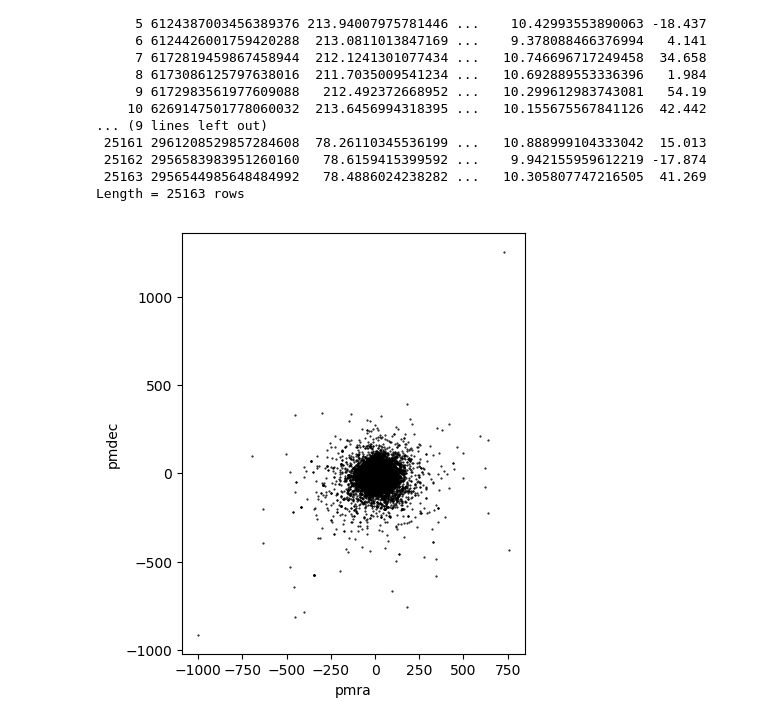
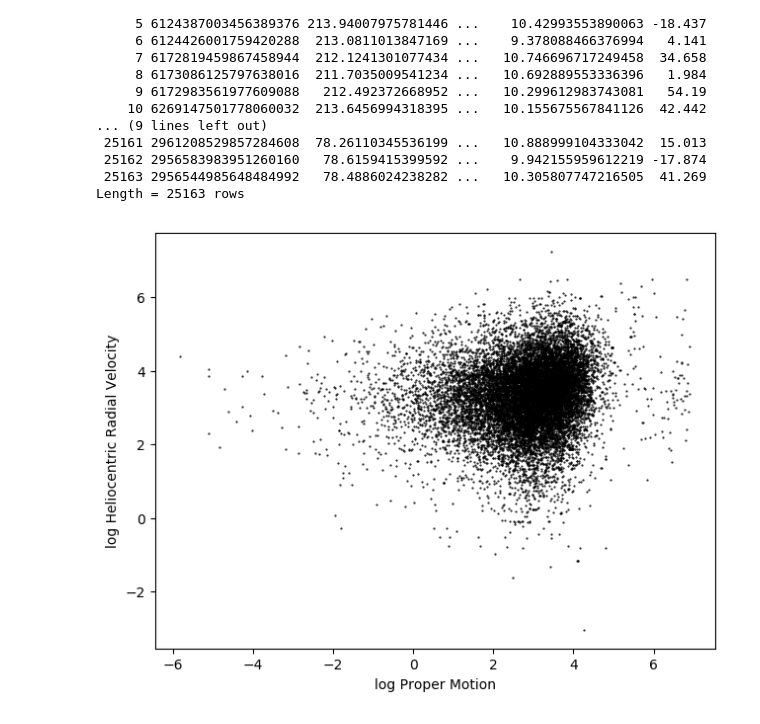
Before and after one commit to erumelhart/astr499research, a Jupyter notebook: gaia_data_search.ipynb, the cells around one changed output. Drawn from its saved outputs; the diff is of its cells as text; code cells hidden in the pictures.

Commit message:
Added plot of proper motion (magnitude) vs heliocentric radial velocity

```diff
--- a/gaia_data_search.ipynb
+++ b/gaia_data_search.ipynb
@@ -178,17 +184,24 @@ row_id    ID_TGAS_source        RA_TGAS       ... phot_g_mean_mag_TGAS   HRV
  25162 2956583983951260160   78.6159415399592 ...    9.942155959612219 -17.874
  25163 2956544985648484992   78.4886024238282 ...   10.305807747216505  41.269
 Length = 25163 rows
+# %%
+pmra = ravetable['pmRA_TGAS']
+pmde = ravetable['pmDE_TGAS']
+ra = ravetable['RA_TGAS']
+dec = ravetable['DE_TGAS']
+hrv = ravetable['HRV']
+pm = np.sqrt(pmde**2 + (pmra**2) * np.cos(dec)**2)
 # %%
 plt.style.use('default')
 fig = plt.figure()
-ax = fig.add_subplot(111, aspect='equal')
+ax = fig.add_subplot(111)
 #fig.set_size_inches(8,8)
 
 fig.tight_layout()
 
-ax.set_ylabel("pmdec")
-ax.set_xlabel("pmra")
+ax.set_ylabel("log Heliocentric Radial Velocity")
+ax.set_xlabel("log Proper Motion")
 
-ax.plot(ravetable['pmRA_TGAS'], ravetable['pmDE_TGAS'], color='k', marker='.', markersize=1, linestyle='None');
+ax.plot(np.log(hrv), np.log(pm), color='k', marker='.', markersize=1, linestyle='None');
 # %% [output]
-[figure, old version]
+[figure, new version]
```
Also changed, not shown: parts of 2 cells of this notebook.
